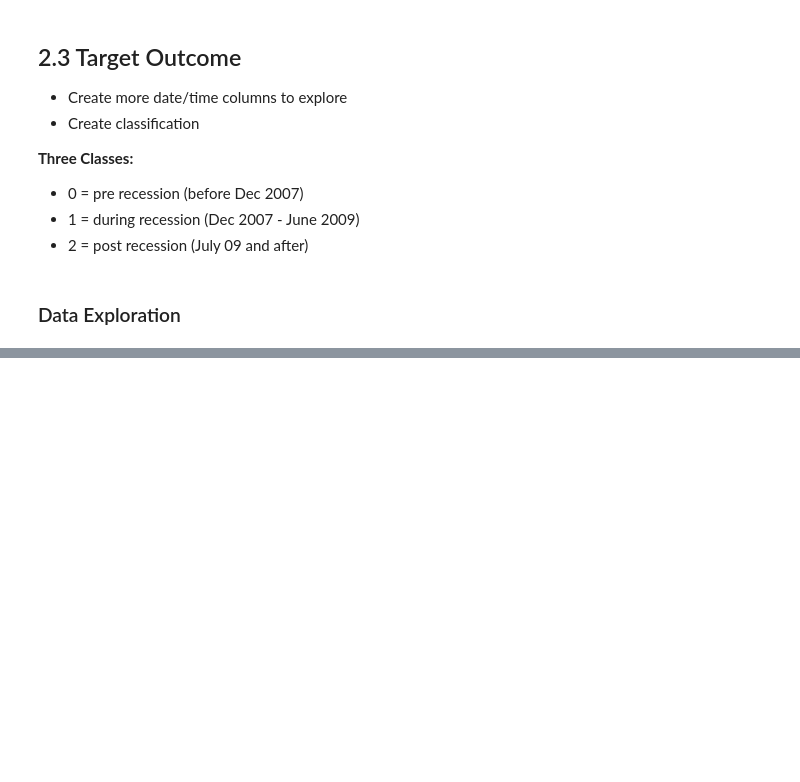
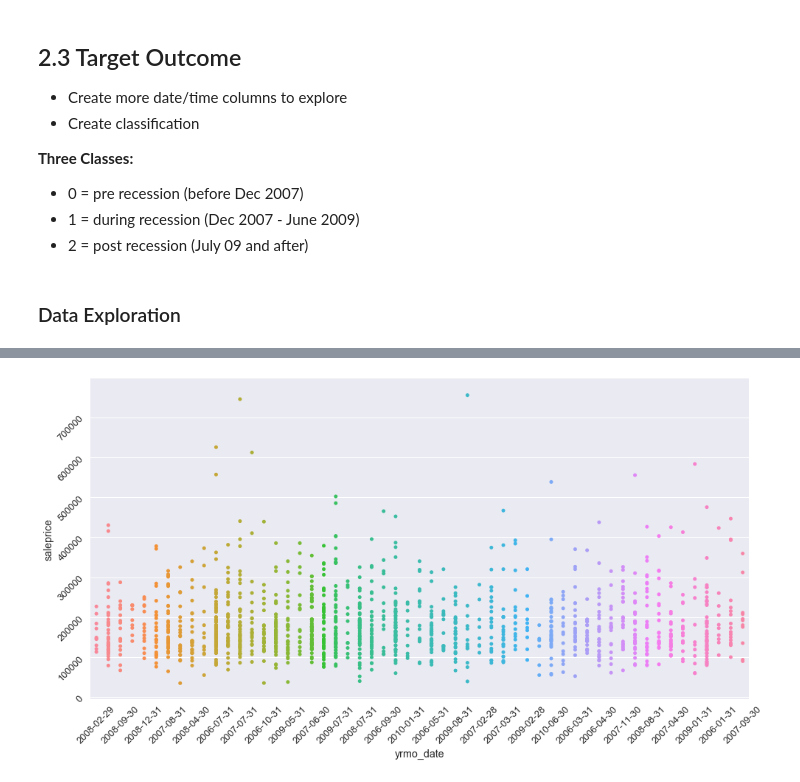
Before and after one commit to brianmcguckin/thinkful_unit_03_capstone, a Jupyter notebook: unit_03_capstone_v2.ipynb, the cells around one changed output, grey strips where cells are left out. Drawn from its saved outputs; the diff is of its cells as text; code cells hidden in the pictures; blank space fills up the shorter version.

```diff
--- a/unit_03_capstone_v2.ipynb
+++ b/unit_03_capstone_v2.ipynb
@@ -316,0 +307,4 @@ plt.show()
+# %%
+import datetime as dt
+xlabels_yrmo = pd.date_range(start='2006-01-01', periods=55, freq='M')
+#print(len(xlabels_yrmo))
@@ -316,0 +429,6 @@ plt.show()
+# %%
+test_df = pd.DataFrame(train['yrmo_sold'].copy())
+test_df['yrmo_date'] = test_df.apply(yrmo_dates, axis=1)
+test_df['yrmo_date'] = test_df['yrmo_date'].dt.date
+test_df['saleprice'] = train['saleprice']
+test_df.head()
@@ -316,0 +442,9 @@ plt.show()
+# %%
+plt.figure(figsize=(16,8))
+ax = sns.stripplot(test_df['yrmo_date'], test_df['saleprice'])
+for label in ax.get_xticklabels()[1::2]:
+    label.set_visible(False)
+ax.tick_params(labelrotation=45)
+plt.show()
+# %% [output]
+[figure, added]
```
Also changed, not shown: parts of 7 cells of this notebook.
